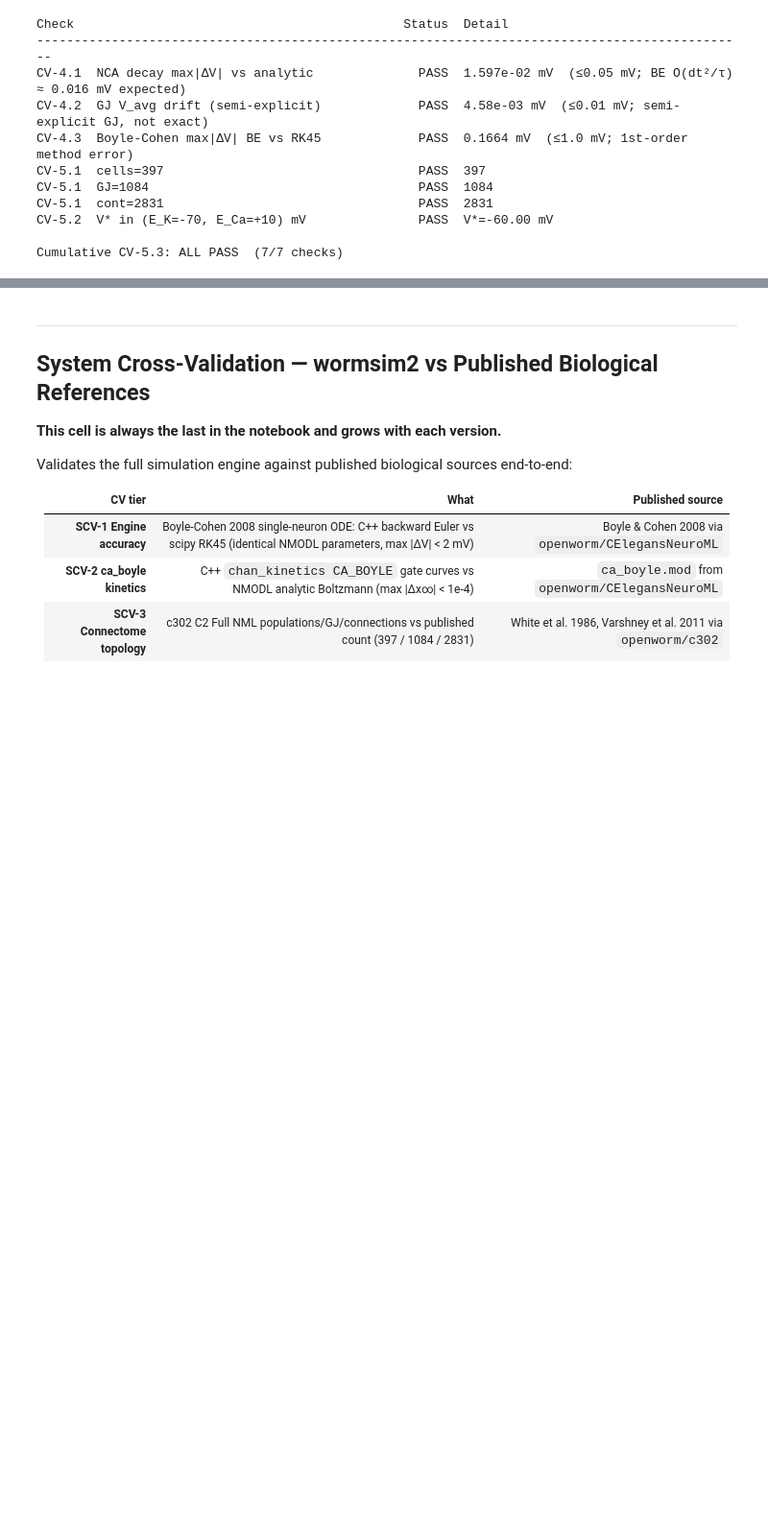
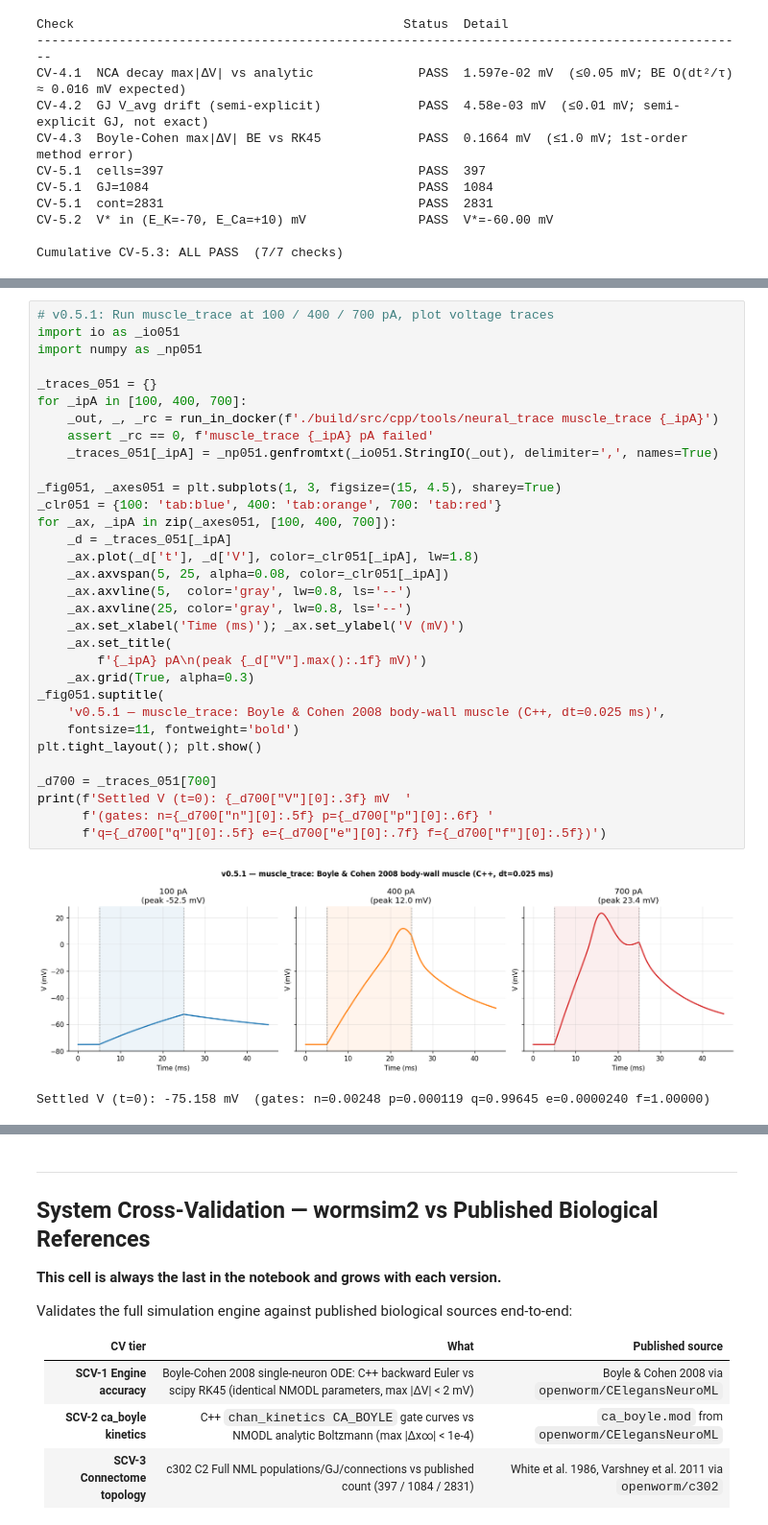
Before and after one commit to VahidGh/wormsim2, a Jupyter notebook: notebooks/project_tour.ipynb, the cells around one changed output, grey strips where cells are left out. Shown at 96% size. Cells and saved outputs as stored; diff of their text form; blank space fills up the shorter version.

```diff
--- a/notebooks/project_tour.ipynb
+++ b/notebooks/project_tour.ipynb
@@ -1304,0 +1338,35 @@ Cumulative CV-5.3: ALL PASS  (7/7 checks)
+# %%
+# v0.5.1: Run muscle_trace at 100 / 400 / 700 pA, plot voltage traces
+import io as _io051
+import numpy as _np051
+
+_traces_051 = {}
+for _ipA in [100, 400, 700]:
+    _out, _, _rc = run_in_docker(f'./build/src/cpp/tools/neural_trace muscle_trace {_ipA}')
+    assert _rc == 0, f'muscle_trace {_ipA} pA failed'
+    _traces_051[_ipA] = _np051.genfromtxt(_io051.StringIO(_out), delimiter=',', names=True)
+
+_fig051, _axes051 = plt.subplots(1, 3, figsize=(15, 4.5), sharey=True)
+_clr051 = {100: 'tab:blue', 400: 'tab:orange', 700: 'tab:red'}
+for _ax, _ipA in zip(_axes051, [100, 400, 700]):
+    _d = _traces_051[_ipA]
+    _ax.plot(_d['t'], _d['V'], color=_clr051[_ipA], lw=1.8)
+    _ax.axvspan(5, 25, alpha=0.08, color=_clr051[_ipA])
+    _ax.axvline(5,  color='gray', lw=0.8, ls='--')
+    _ax.axvline(25, color='gray', lw=0.8, ls='--')
+    _ax.set_xlabel('Time (ms)'); _ax.set_ylabel('V (mV)')
+    _ax.set_title(
+        f'{_ipA} pA\n(peak {_d["V"].max():.1f} mV)')
+    _ax.grid(True, alpha=0.3)
+_fig051.suptitle(
+    'v0.5.1 — muscle_trace: Boyle & Cohen 2008 body-wall muscle (C++, dt=0.025 ms)',
+    fontsize=11, fontweight='bold')
+plt.tight_layout(); plt.show()
+
+_d700 = _traces_051[700]
+print(f'Settled V (t=0): {_d700["V"][0]:.3f} mV  '
+      f'(gates: n={_d700["n"][0]:.5f} p={_d700["p"][0]:.6f} '
+      f'q={_d700["q"][0]:.5f} e={_d700["e"][0]:.7f} f={_d700["f"][0]:.5f})')
+# %% [output]
+[figure, added]
+Settled V (t=0): -75.158 mV  (gates: n=0.00248 p=0.000119 q=0.99645 e=0.0000240 f=1.00000)
```
Also changed, not shown: parts of 9 cells of this notebook, 7 other files.
